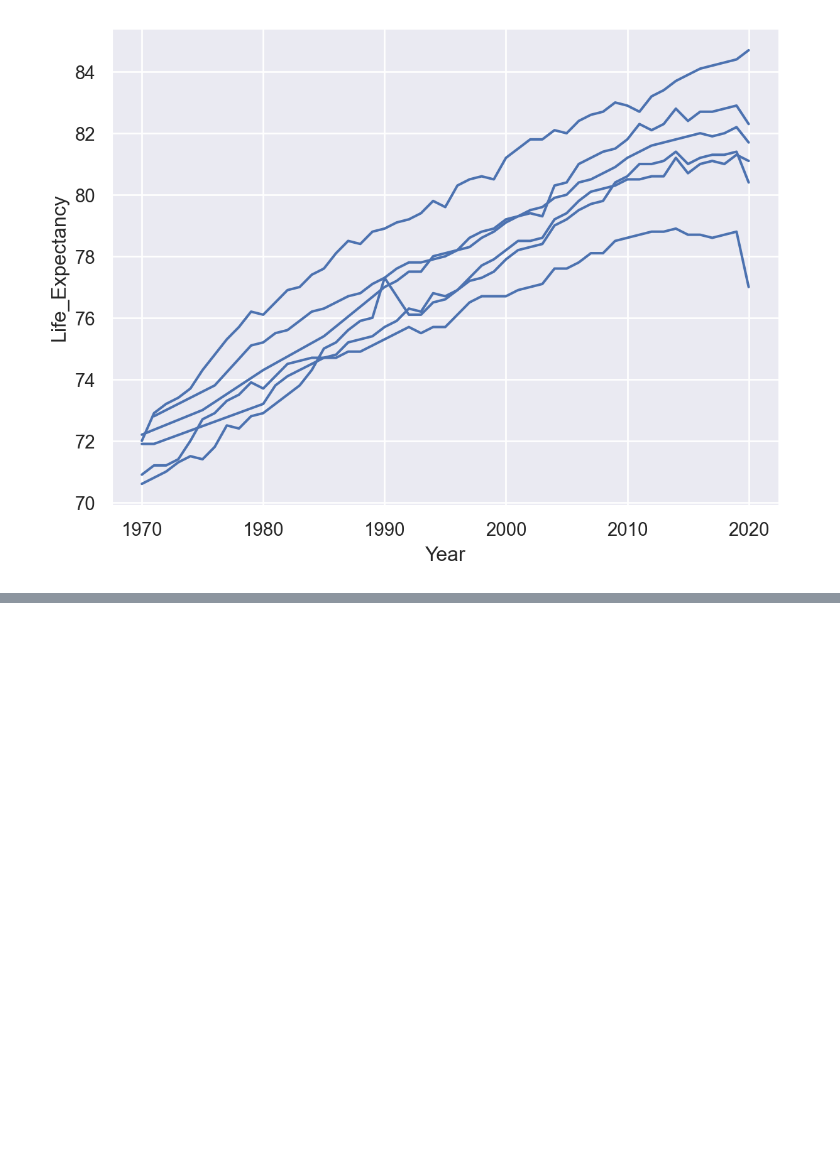
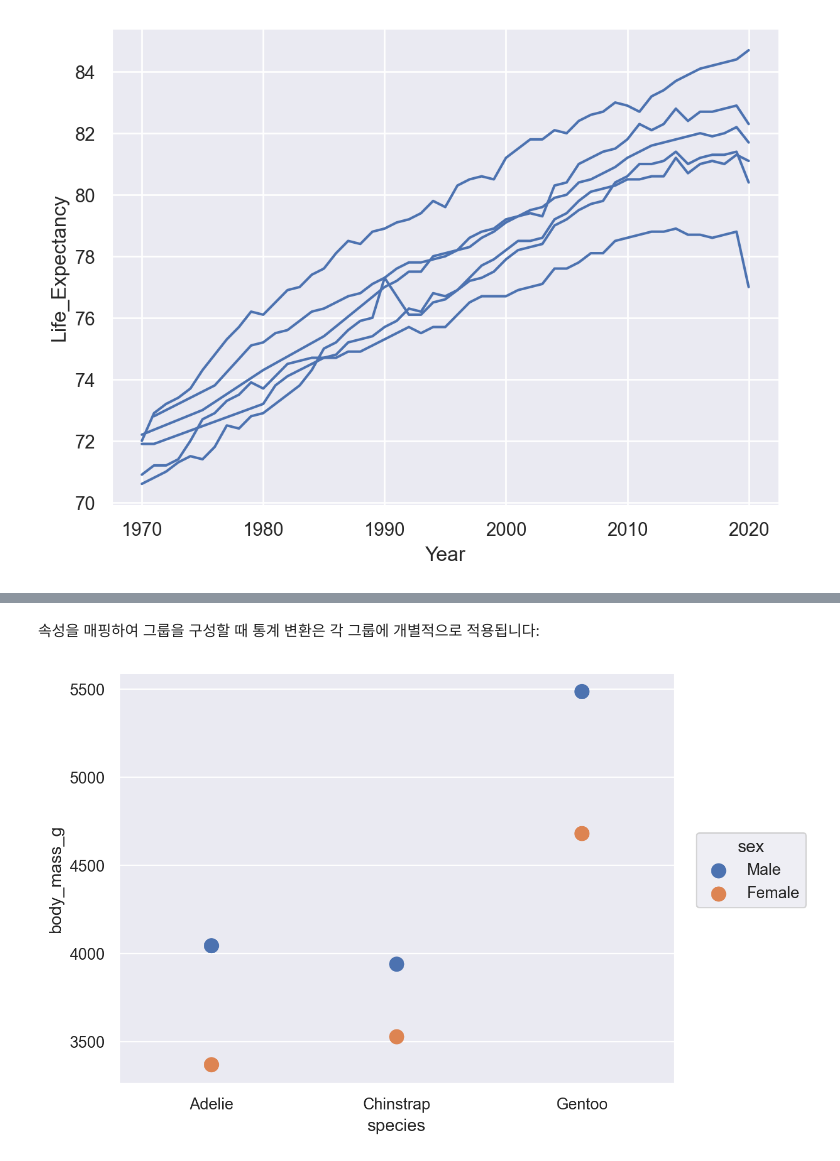
Before and after one commit to Choseyeonshay/seaborntutorial, a Jupyter notebook: 7. Objects interface.ipynb, the cells around one changed output, grey strips where cells are left out. Saved outputs shown, nothing was run; the diff lists cells and outputs as text; code cells hidden in the pictures; blank space fills up the shorter version.

```diff
--- a/7. Objects interface.ipynb
+++ b/7. Objects interface.ipynb
@@ -105,0 +127,9 @@ healthexp.head()
+# %% [markdown]
+속성을 매핑하여 그룹을 구성할 때 통계 변환은 각 그룹에 개별적으로 적용됩니다:
+# %%
+(
+    so.Plot(penguins, x="species", y="body_mass_g", color="sex")
+    .add(so.Dot(pointsize=10), so.Agg())
+)
+# %% [output]
+[figure, added]
```
Also changed, not shown: parts of 22 cells of this notebook.
